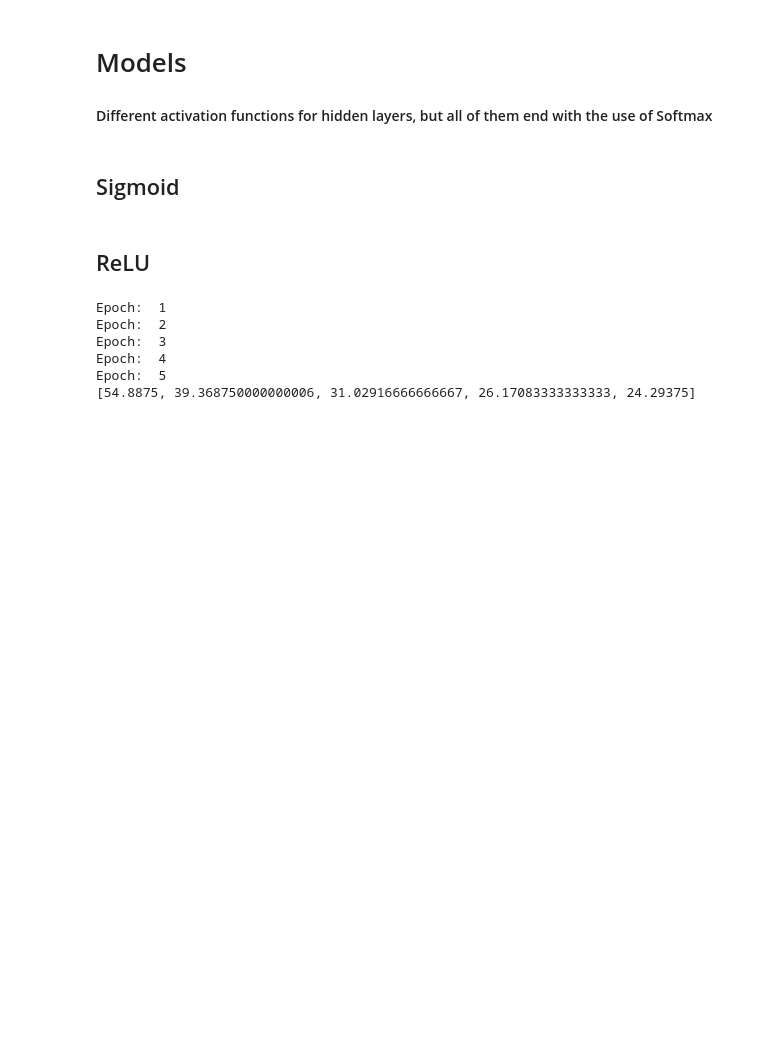
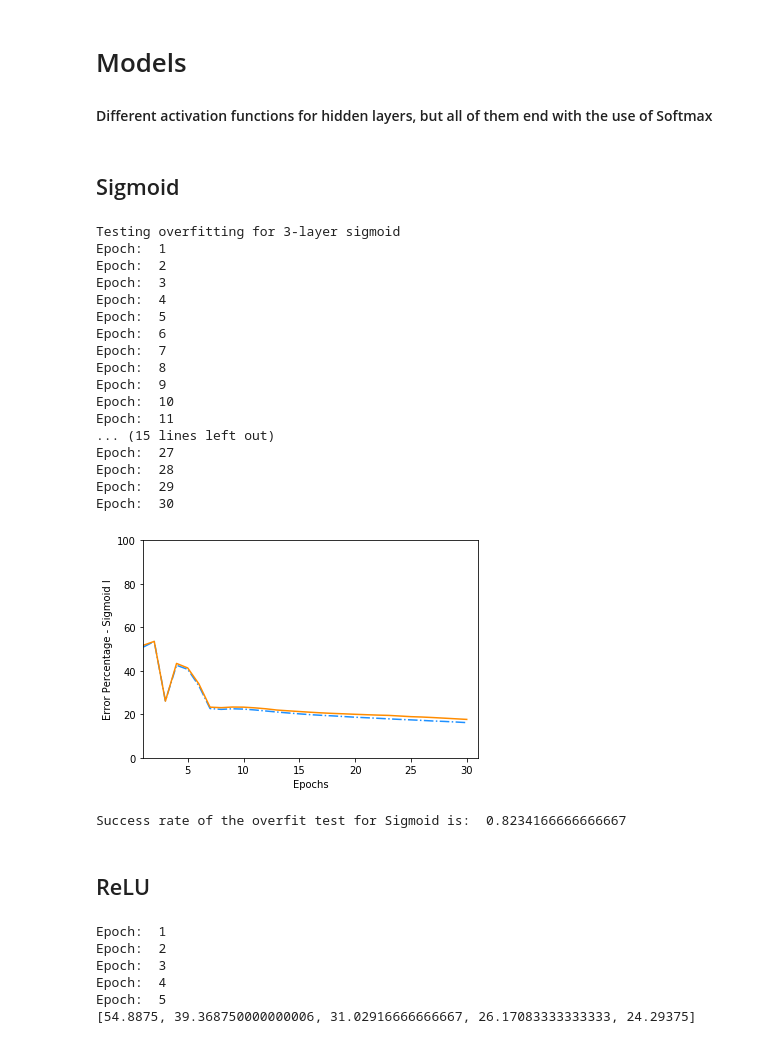
Before and after one commit to ruycastilho/MC886-Assignment02-NeuralNetworks, a Jupyter notebook: Assignment 2-NN-Part1.ipynb, the cells around one changed output. Saved outputs shown, nothing was run; the diff lists cells and outputs as text; code cells hidden in the pictures; blank space fills up the shorter version.

Commit message:
Added overfit tests'

```diff
--- a/Assignment 2-NN-Part1.ipynb
+++ b/Assignment 2-NN-Part1.ipynb
@@ -98,11 +100,12 @@ output_layer=10
 # %% [markdown]
 ## Learning Rate
 # %%
-learning_rate = 0.0001
+learning_rate = 0.001
 # %% [markdown]
 ## Number of Epochs
 # %%
 epochs=5
+epochs_for_overfit_test=30
 # %% [markdown]
 ## Batch Size
 # %%
@@ -327,6 +335,45 @@ def sigmoid_prediction(parameters, X):
     a2 = softmax(z2)
 
     return np.argmax(a2, axis=1)
+# %%
+# Testing for overfitting
+
+X1, y1 = getTrainSet()
+indices_generator = generate_sets(X1)
+
+for train_index, val_index in indices_generator:
+    print('Testing overfitting for 3-layer sigmoid')
+    x1_train = X1[train_index]
+    y1_train = y1[train_index]
+    x1_val = X1[val_index]
+    y1_val = y1[val_index]
+
+    parameters_sigmoid = sigmoid_model(x1_train, y1_train, x1_val, y1_val, epochs_for_overfit_test, shouldPlot=True)
+
+    y1_predict = sigmoid_prediction(parameters_sigmoid, x1_val)
+    success_sigmoid = success_rate(y1_predict, y1_val)
+    print('Success rate of the overfit test for Sigmoid is: ', success_sigmoid)
+    break
+# %% [output]
+Testing overfitting for 3-layer sigmoid
+Epoch:  1
+Epoch:  2
+Epoch:  3
+Epoch:  4
+Epoch:  5
+Epoch:  6
+Epoch:  7
+Epoch:  8
+Epoch:  9
+Epoch:  10
+Epoch:  11
+... (15 lines left out)
+Epoch:  27
+Epoch:  28
+Epoch:  29
+Epoch:  30
+[figure, added]
+Success rate of the overfit test for Sigmoid is:  0.8234166666666667
 # %%
 X1, y1 = getTrainSet()
 indices_generator = generate_sets(X1)
```
Also changed, not shown: parts of 6 cells of this notebook.
